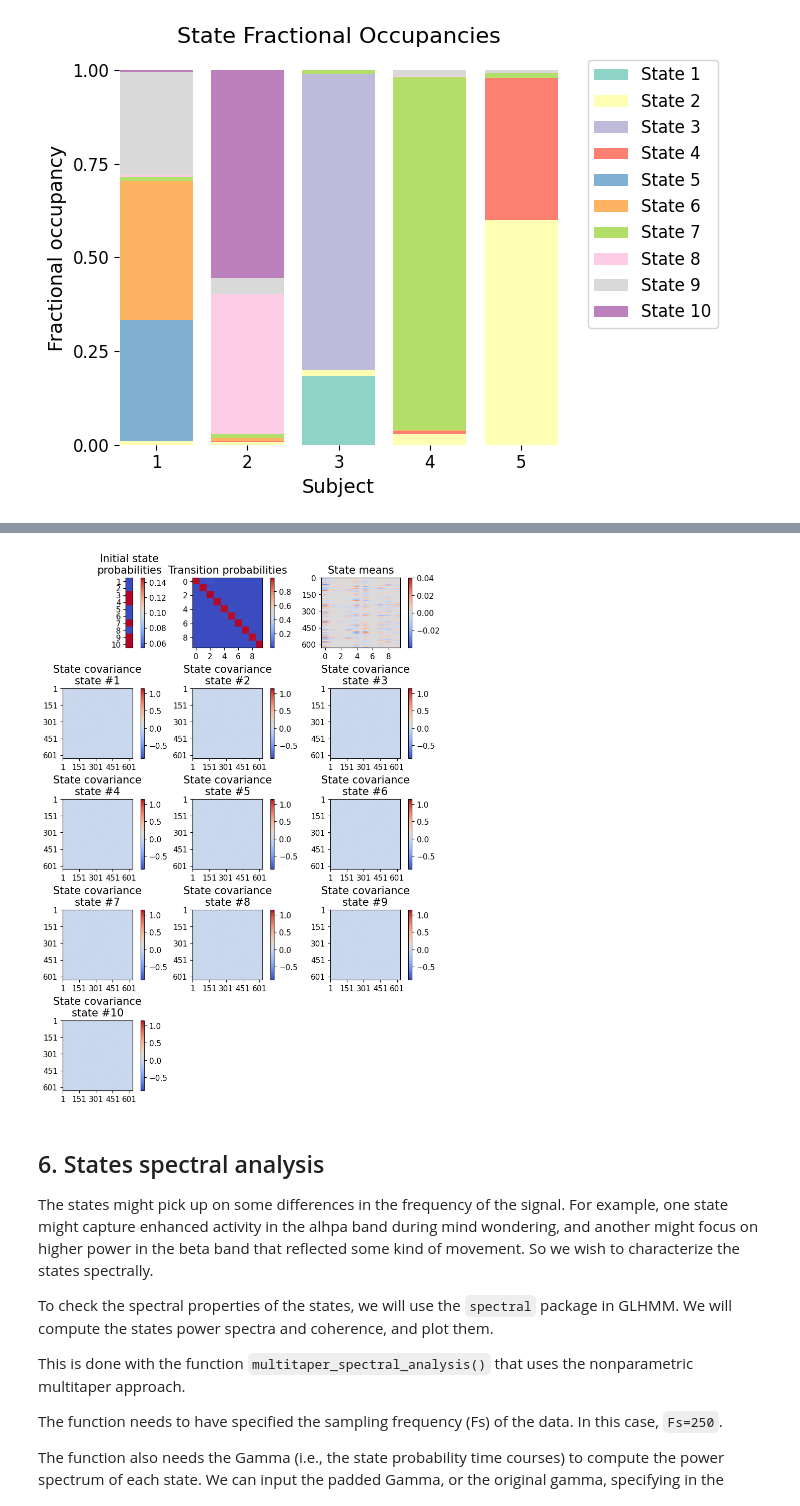
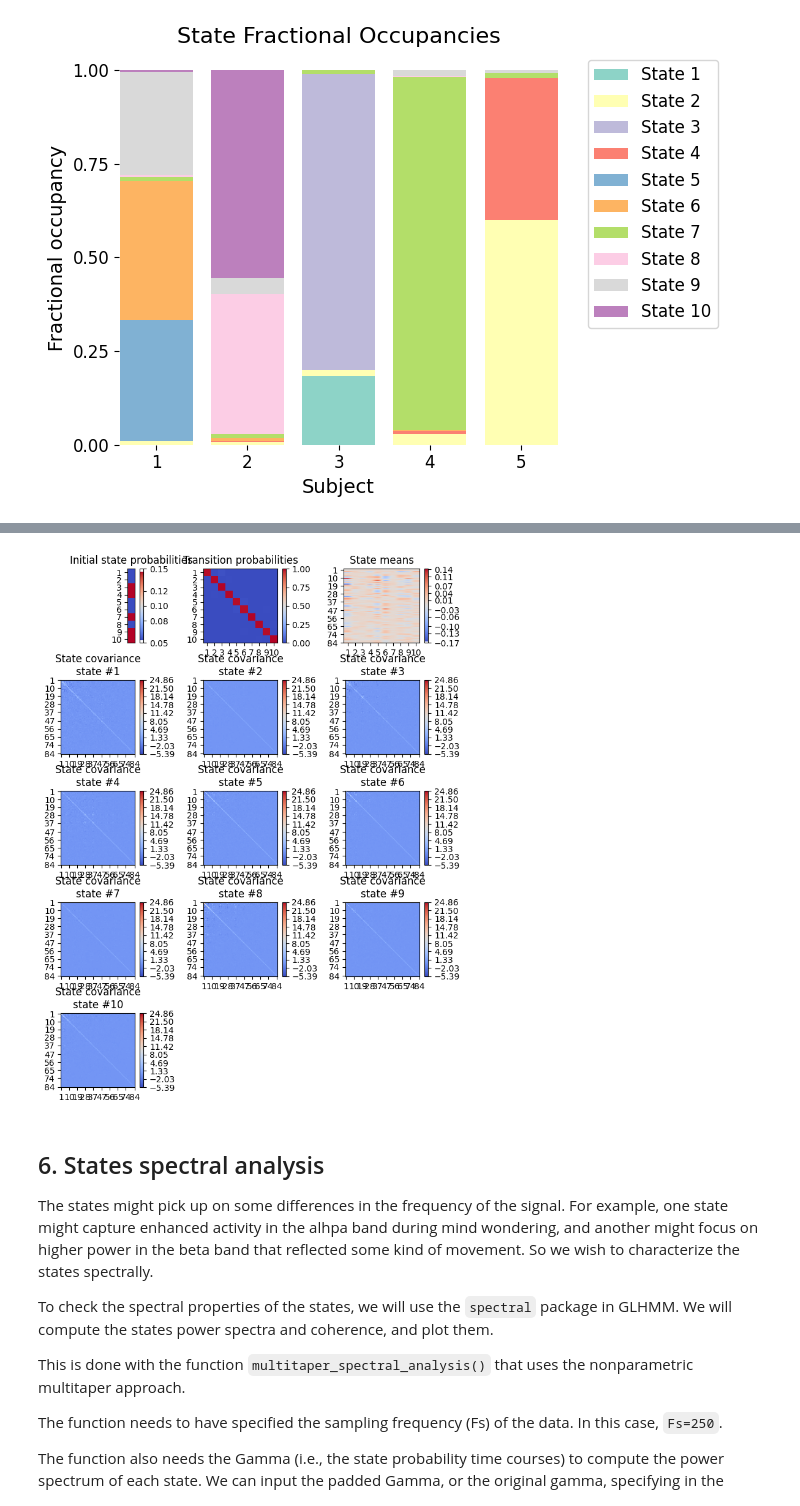
Before and after one commit to CFIN-analysis/analysis_workshop_26May, a Jupyter notebook: Notebooks/1_GLHMM_intro_module_tutorial.ipynb, the cells around one changed output, grey strips where cells are left out. Saved outputs shown, nothing was run; the diff lists cells and outputs as text; code cells hidden in the pictures.

```diff
--- a/Notebooks/1_GLHMM_intro_module_tutorial.ipynb
+++ b/Notebooks/1_GLHMM_intro_module_tutorial.ipynb
@@ -291,16 +273,18 @@ graphics.plot_state_lifetimes(LTmed)
 # %%
 # inspect states
-# plot probabilities, mean and covariance with lags
-means = TDE_hmm.get_means() # by default, the means and covmats will be backtransformed into high-dimensional space (original channels * lags)
-covmats = TDE_hmm.get_covmats()
-graphics.plot_state_prob_and_covariance(TDE_hmm.Pi,TDE_hmm.P, means, covmats, figsize=(8,11))
+# plot probabilities, mean (mu) and covariance (Sigma) of states
+# by default, the mean and covariance matrices will be backtransformed into the original high-dimensional space (n_channels * lags)
+# alternatively, you can look at the state means and covariances in PCA space (see cell below):
+#mu = TDE_hmm.get_means()
+#Sigma = TDE_hmm.get_covmats()
+#graphics.plot_state_prob_and_covariance(TDE_hmm.Pi,TDE_hmm.P, mu, Sigma, figsize=(8,11))
-# %% [output]
-[figure, removed]
 # %%
-# alternatively, you can look at the state means and covariances in PCA space (uncomment below):
-# means = TDE_hmm.get_means(orig_space=False)
-# covmats = TDE_hmm.get_covariance_matrices(orig_space=False)
-# graphics.plot_state_prob_and_covariance(TDE_hmm.Pi,TDE_hmm.P, means, covmats, figsize=(8,11))
+# here, you can look at the state means and covariances in PCA space (uncomment below):
+mu = TDE_hmm.get_means(orig_space=False)
+Sigma = TDE_hmm.get_covariance_matrices(orig_space=False)
+graphics.plot_state_prob_and_covariance(TDE_hmm.Pi,TDE_hmm.P, mu, Sigma, figsize=(8,11))
+# %% [output]
+[figure, added]
 # %% [markdown]
 ## 6. States spectral analysis <a id="spectral"></a>
 
```
Also changed, not shown: parts of 9 cells of this notebook, 2 other files.
